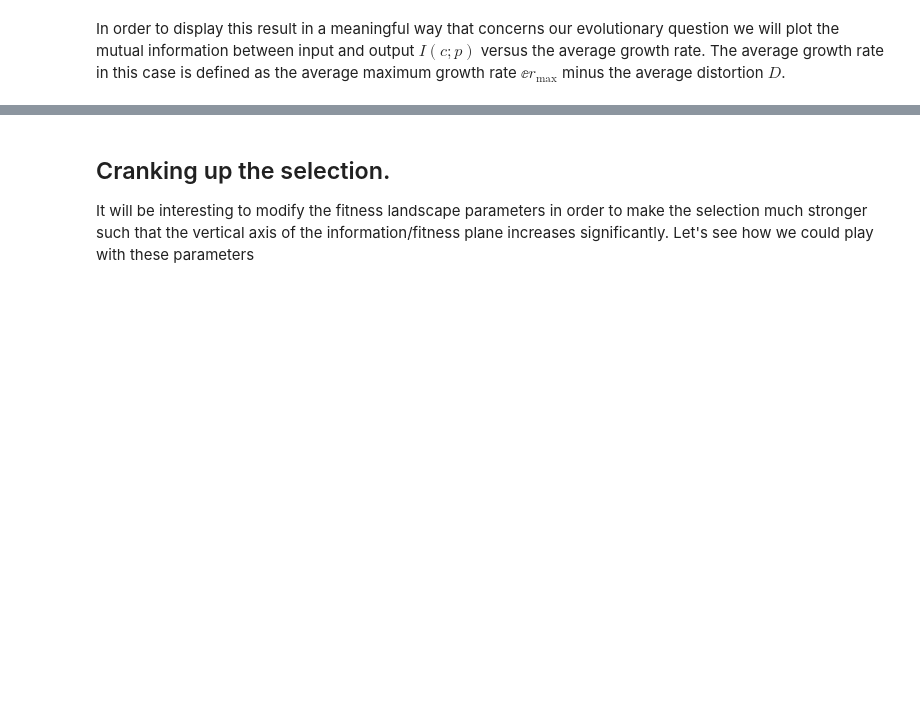
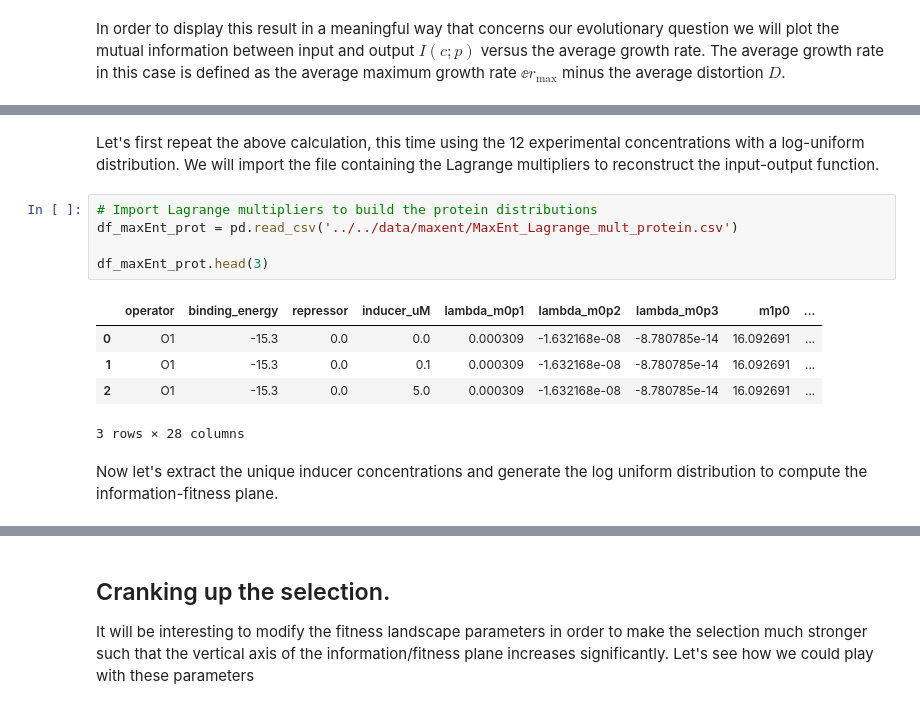
Before and after one commit to mrazomej/info_fitness, a Jupyter notebook: src/analysis/blahut_algorithm_rate_distortion.ipynb, the cells around one changed output, grey strips where cells are left out. Drawn from its saved outputs; the diff is of its cells as text; blank space fills up the shorter version.

Commit message:
working towards computing mutual information for experimental strains

```diff
--- a/src/analysis/blahut_algorithm_rate_distortion.ipynb
+++ b/src/analysis/blahut_algorithm_rate_distortion.ipynb
@@ -1194,0 +606,15 @@ with sns.axes_style('white'):
+# %% [markdown]
+Let's first repeat the above calculation, this time using the 12 experimental concentrations with a log-uniform distribution. We will import the file containing the Lagrange multipliers to reconstruct the input-output function.
+# %%
+# Import Lagrange multipliers to build the protein distributions
+df_maxEnt_prot = pd.read_csv('../../data/maxent/MaxEnt_Lagrange_mult_protein.csv')
+
+df_maxEnt_prot.head(3)
+# %% [output]
+|  | operator | binding_energy | repressor | inducer_uM | lambda_m0p1 | lambda_m0p2 | lambda_m0p3 | m1p0 | ... |
+| 0 | O1 | -15.3 | 0.0 | 0.0 | 0.000309 | -1.632168e-08 | -8.780785e-14 | 16.092691 | ... |
+| 1 | O1 | -15.3 | 0.0 | 0.1 | 0.000309 | -1.632168e-08 | -8.780785e-14 | 16.092691 | ... |
+| 2 | O1 | -15.3 | 0.0 | 5.0 | 0.000309 | -1.632168e-08 | -8.780785e-14 | 16.092691 | ... |
+3 rows × 28 columns
+# %% [markdown]
+Now let's extract the unique inducer concentrations and generate the log uniform distribution to compute the information-fitness plane.
```
Also changed, not shown: parts of 35 cells of this notebook.
